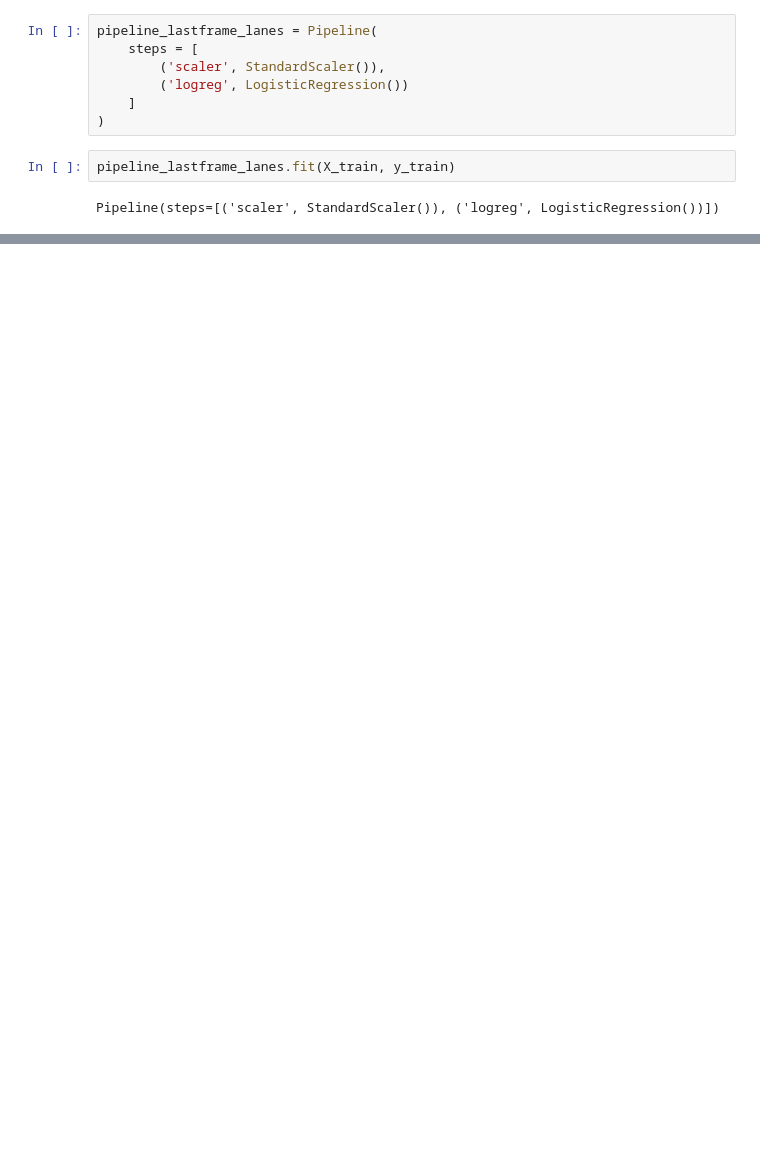
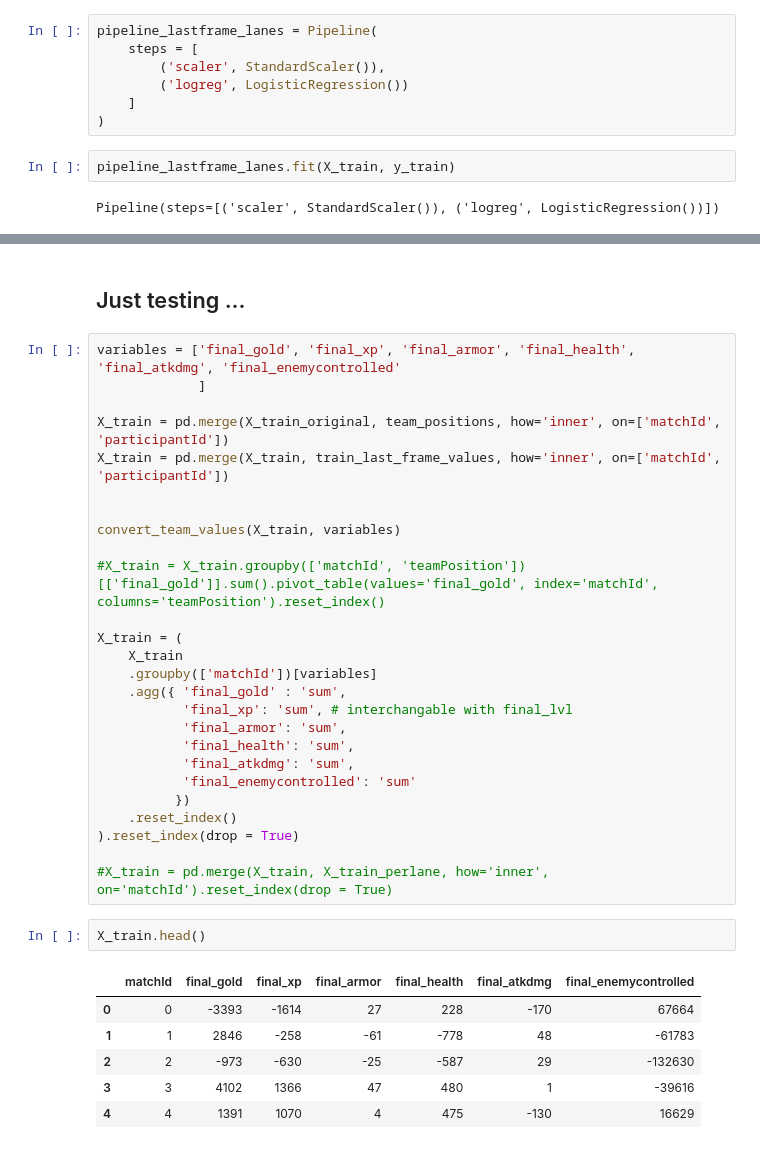
Before and after one commit to nss-data-science-cohort-6/kaggle_lol-elden-ring, a Jupyter notebook: notebooks/prediction_models.ipynb, the cells around one changed output, grey strips where cells are left out. Saved outputs shown, nothing was run; the diff lists cells and outputs as text; blank space fills up the shorter version.

```diff
--- a/notebooks/prediction_models.ipynb
+++ b/notebooks/prediction_models.ipynb
@@ -897,0 +912,37 @@ print(np.mean(summoner_cv_scores))
+# %% [markdown]
+## Just testing ...
+# %%
+variables = ['final_gold', 'final_xp', 'final_armor', 'final_health', 'final_atkdmg', 'final_enemycontrolled'
+             ]
+
+X_train = pd.merge(X_train_original, team_positions, how='inner', on=['matchId', 'participantId'])
+X_train = pd.merge(X_train, train_last_frame_values, how='inner', on=['matchId', 'participantId'])
+
+
+convert_team_values(X_train, variables)
+
+#X_train = X_train.groupby(['matchId', 'teamPosition'])[['final_gold']].sum().pivot_table(values='final_gold', index='matchId', columns='teamPosition').reset_index()
+
+X_train = (
+    X_train
+    .groupby(['matchId'])[variables]
+    .agg({ 'final_gold' : 'sum',
+           'final_xp': 'sum', # interchangable with final_lvl
+           'final_armor': 'sum',
+           'final_health': 'sum',
+           'final_atkdmg': 'sum',
+           'final_enemycontrolled': 'sum'
+          })
+    .reset_index()
+).reset_index(drop = True)
+
+#X_train = pd.merge(X_train, X_train_perlane, how='inner', on='matchId').reset_index(drop = True)
+# %%
+X_train.head()
+# %% [output]
+|  | matchId | final_gold | final_xp | final_armor | final_health | final_atkdmg | final_enemycontrolled |
+| 0 | 0 | -3393 | -1614 | 27 | 228 | -170 | 67664 |
+| 1 | 1 | 2846 | -258 | -61 | -778 | 48 | -61783 |
+| 2 | 2 | -973 | -630 | -25 | -587 | 29 | -132630 |
+| 3 | 3 | 4102 | 1366 | 47 | 480 | 1 | -39616 |
+| 4 | 4 | 1391 | 1070 | 4 | 475 | -130 | 16629 |
```
Also changed, not shown: parts of 37 cells of this notebook, 1 other file.
